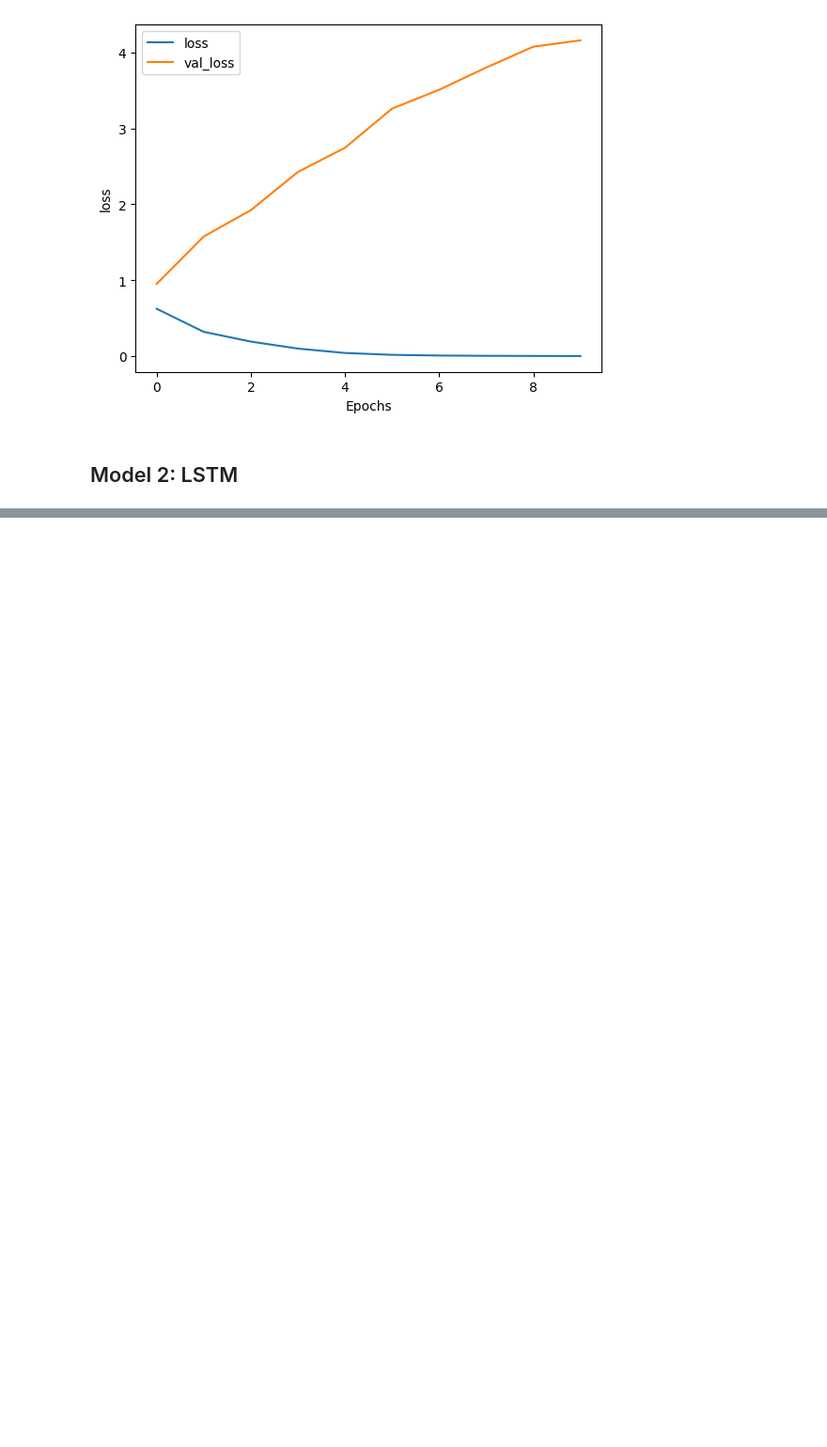
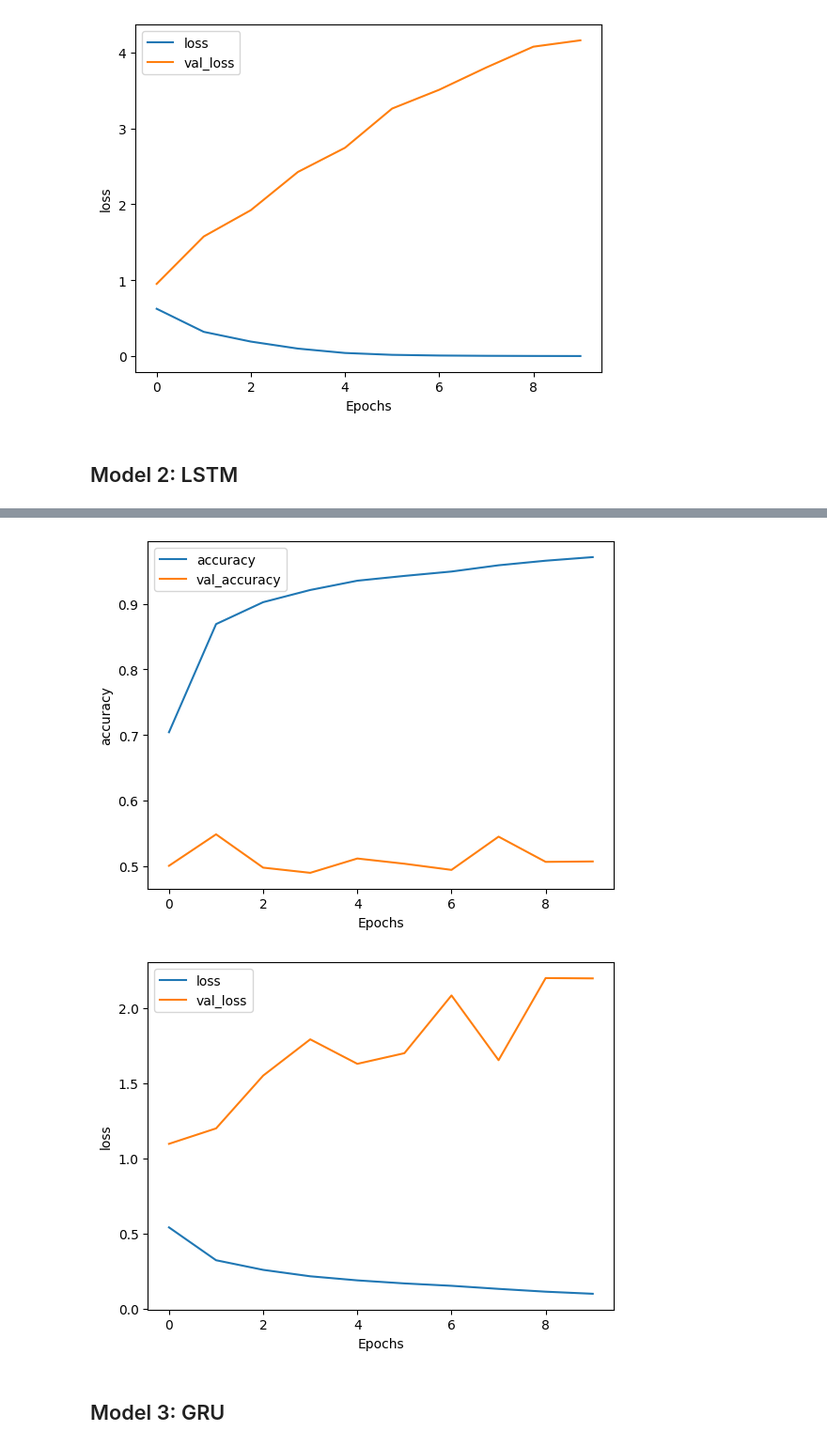
Before and after one commit to longbach2811/Tensorflow_NLP, a Jupyter notebook: W3/W3_imdb_reviews.ipynb, the cells around one changed output, grey strips where cells are left out. Shown at 94% size. Drawn from its saved outputs; the diff is of its cells as text; code cells hidden in the pictures; blank space fills up the shorter version.

Commit message:
add models apply to imdb_reviews

```diff
--- a/W3/W3_imdb_reviews.ipynb
+++ b/W3/W3_imdb_reviews.ipynb
@@ -140,0 +137,13 @@ dense_dim = 6
+# %%
+embedding_dim = 16
+lstm_dim = 32
+dense_dim = 6
+
+model_lstm = tf.keras.Sequential([
+    tf.keras.layers.Embedding(vocab_size, embedding_dim),
+    tf.keras.layers.Bidirectional(tf.keras.layers.LSTM(lstm_dim)),
+    tf.keras.layers.Dense(dense_dim, activation='relu'),
+    tf.keras.layers.Dense(1, activation='sigmoid')
+])
+
+model_lstm.summary()
@@ -140,0 +169,11 @@ dense_dim = 6
+# %%
+model_lstm.compile(loss='binary_crossentropy', optimizer='adam', metrics=['accuracy'])
+# %%
+NUM_EPOCHS = 10
+BATCH_SIZE = 128
+
+history_lstm = model_lstm.fit(padded,
+                              training_labels_final,
+                              batch_size=BATCH_SIZE,
+                              epochs=NUM_EPOCHS,
+                              validation_data=(testing_padded, testing_labels_final))
@@ -140,0 +201,8 @@ dense_dim = 6
+# %%
+plot_graphs(history=history_lstm, string = 'accuracy')
+plot_graphs(history=history_lstm, string = 'loss')
+# %% [output]
+[figure, added]
+[figure, added]
+# %% [markdown]
+## Model 3: GRU
```
Also changed, not shown: parts of 12 cells of this notebook.
